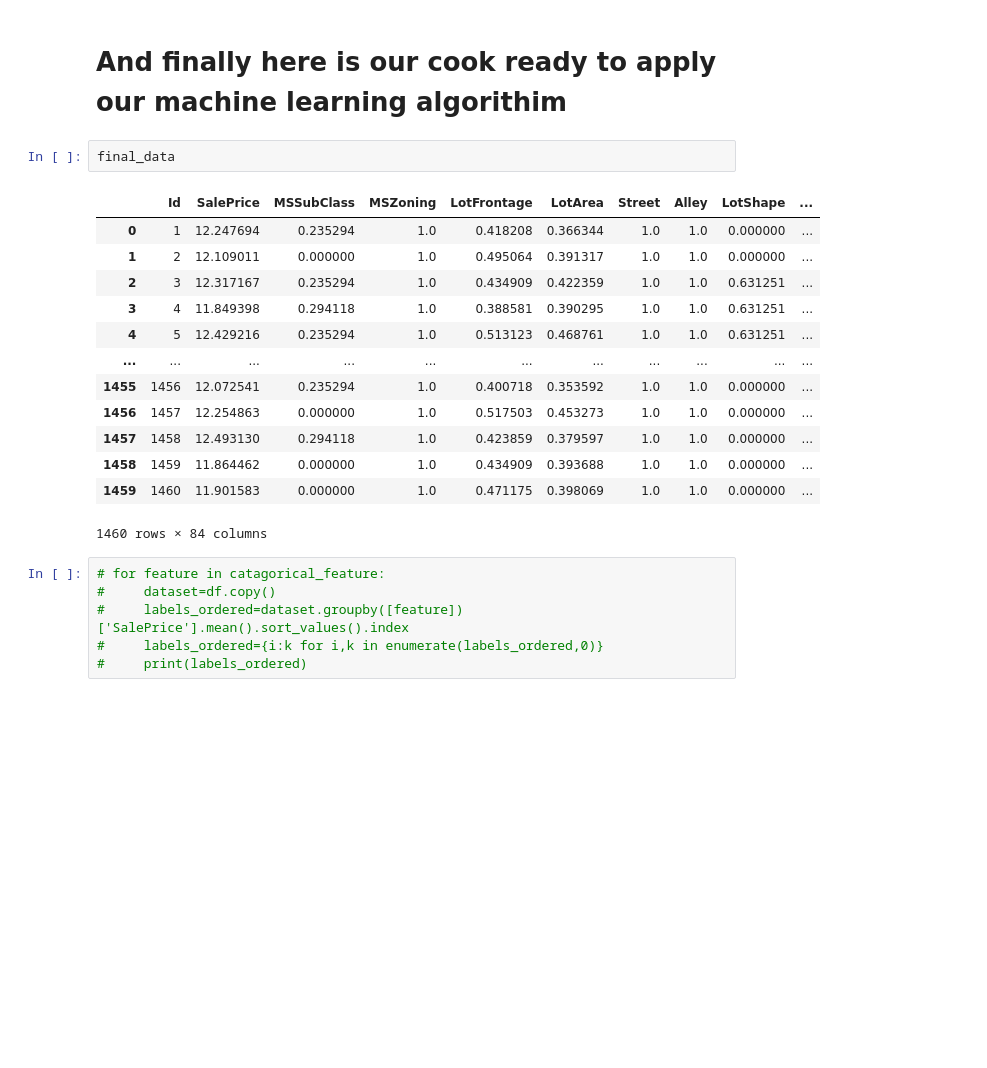
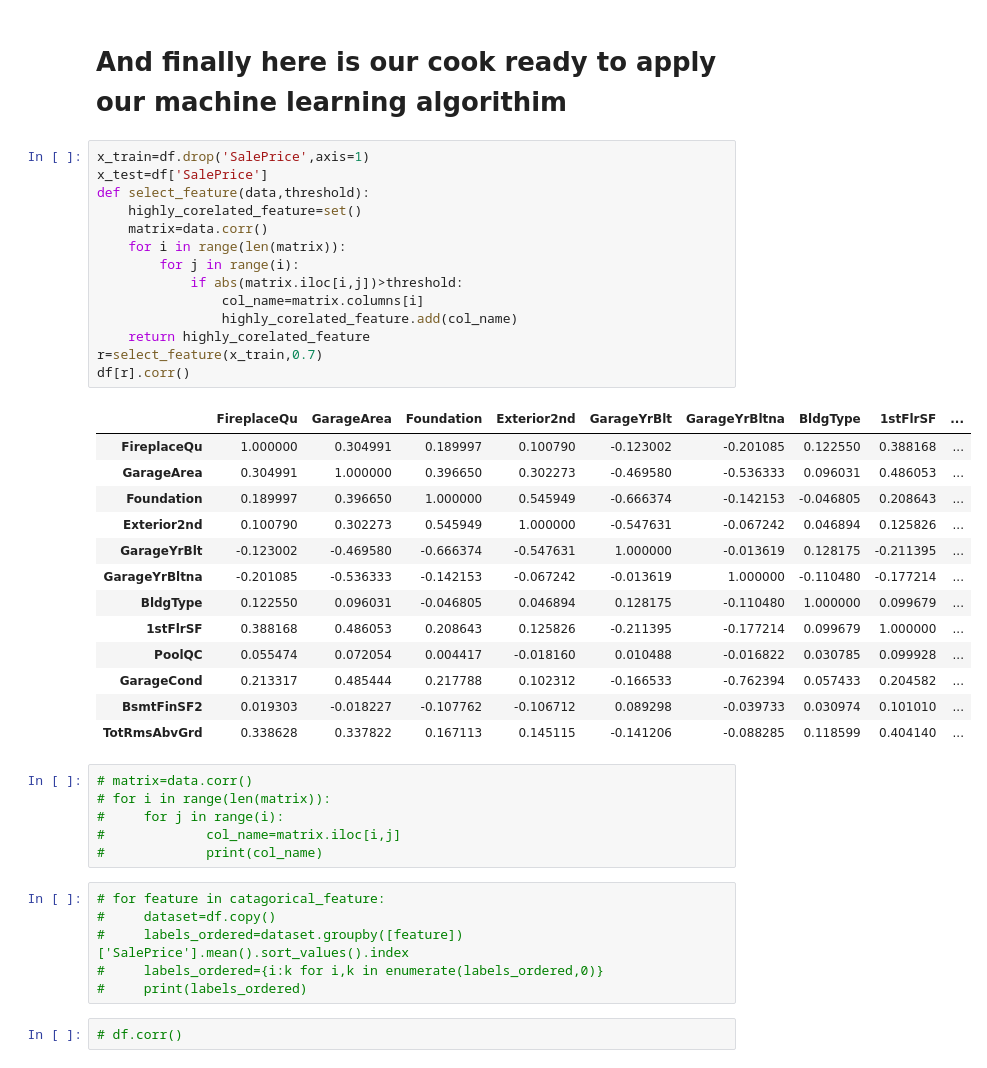
Before and after one commit to amanjyotiparida840/Advance-Regression, a Jupyter notebook: Advance_home_prediction_Feature Engineering.ipynb, the cells around one changed output. Cells and saved outputs as stored; diff of their text form; blank space fills up the shorter version.

```diff
--- a/Advance_home_prediction_Feature Engineering.ipynb
+++ b/Advance_home_prediction_Feature Engineering.ipynb
@@ -96,25 +99,45 @@ data=pd.DataFrame(data=scaling_data,columns=scaling_feature)
 final_data=pd.concat([dataset[['Id','SalePrice']],data],axis=1)
 # %% [markdown]
 # And finally here is our cook ready to apply our machine learning algorithim
-# %%
-final_data
-# %% [output]
-|  | Id | SalePrice | MSSubClass | MSZoning | LotFrontage | LotArea | Street | Alley | LotShape | ... |
-| 0 | 1 | 12.247694 | 0.235294 | 1.0 | 0.418208 | 0.366344 | 1.0 | 1.0 | 0.000000 | ... |
-| 1 | 2 | 12.109011 | 0.000000 | 1.0 | 0.495064 | 0.391317 | 1.0 | 1.0 | 0.000000 | ... |
-| 2 | 3 | 12.317167 | 0.235294 | 1.0 | 0.434909 | 0.422359 | 1.0 | 1.0 | 0.631251 | ... |
-| 3 | 4 | 11.849398 | 0.294118 | 1.0 | 0.388581 | 0.390295 | 1.0 | 1.0 | 0.631251 | ... |
-| 4 | 5 | 12.429216 | 0.235294 | 1.0 | 0.513123 | 0.468761 | 1.0 | 1.0 | 0.631251 | ... |
-| ... | ... | ... | ... | ... | ... | ... | ... | ... | ... | ... |
-| 1455 | 1456 | 12.072541 | 0.235294 | 1.0 | 0.400718 | 0.353592 | 1.0 | 1.0 | 0.000000 | ... |
-| 1456 | 1457 | 12.254863 | 0.000000 | 1.0 | 0.517503 | 0.453273 | 1.0 | 1.0 | 0.000000 | ... |
-| 1457 | 1458 | 12.493130 | 0.294118 | 1.0 | 0.423859 | 0.379597 | 1.0 | 1.0 | 0.000000 | ... |
-| 1458 | 1459 | 11.864462 | 0.000000 | 1.0 | 0.434909 | 0.393688 | 1.0 | 1.0 | 0.000000 | ... |
-| 1459 | 1460 | 11.901583 | 0.000000 | 1.0 | 0.471175 | 0.398069 | 1.0 | 1.0 | 0.000000 | ... |
-1460 rows × 84 columns
+# %%
+x_train=df.drop('SalePrice',axis=1)
+x_test=df['SalePrice']
+def select_feature(data,threshold):
+    highly_corelated_feature=set()
+    matrix=data.corr()
+    for i in range(len(matrix)):
+        for j in range(i):
+            if abs(matrix.iloc[i,j])>threshold:
+                col_name=matrix.columns[i]
+                highly_corelated_feature.add(col_name)
+    return highly_corelated_feature
+r=select_feature(x_train,0.7)
+df[r].corr()
+# %% [output]
+|  | FireplaceQu | GarageArea | Foundation | Exterior2nd | GarageYrBlt | GarageYrBltna | BldgType | 1stFlrSF | ... |
+| FireplaceQu | 1.000000 | 0.304991 | 0.189997 | 0.100790 | -0.123002 | -0.201085 | 0.122550 | 0.388168 | ... |
+| GarageArea | 0.304991 | 1.000000 | 0.396650 | 0.302273 | -0.469580 | -0.536333 | 0.096031 | 0.486053 | ... |
+| Foundation | 0.189997 | 0.396650 | 1.000000 | 0.545949 | -0.666374 | -0.142153 | -0.046805 | 0.208643 | ... |
+| Exterior2nd | 0.100790 | 0.302273 | 0.545949 | 1.000000 | -0.547631 | -0.067242 | 0.046894 | 0.125826 | ... |
+| GarageYrBlt | -0.123002 | -0.469580 | -0.666374 | -0.547631 | 1.000000 | -0.013619 | 0.128175 | -0.211395 | ... |
+| GarageYrBltna | -0.201085 | -0.536333 | -0.142153 | -0.067242 | -0.013619 | 1.000000 | -0.110480 | -0.177214 | ... |
+| BldgType | 0.122550 | 0.096031 | -0.046805 | 0.046894 | 0.128175 | -0.110480 | 1.000000 | 0.099679 | ... |
+| 1stFlrSF | 0.388168 | 0.486053 | 0.208643 | 0.125826 | -0.211395 | -0.177214 | 0.099679 | 1.000000 | ... |
+| PoolQC | 0.055474 | 0.072054 | 0.004417 | -0.018160 | 0.010488 | -0.016822 | 0.030785 | 0.099928 | ... |
+| GarageCond | 0.213317 | 0.485444 | 0.217788 | 0.102312 | -0.166533 | -0.762394 | 0.057433 | 0.204582 | ... |
+| BsmtFinSF2 | 0.019303 | -0.018227 | -0.107762 | -0.106712 | 0.089298 | -0.039733 | 0.030974 | 0.101010 | ... |
+| TotRmsAbvGrd | 0.338628 | 0.337822 | 0.167113 | 0.145115 | -0.141206 | -0.088285 | 0.118599 | 0.404140 | ... |
+# %%
+# matrix=data.corr()
+# for i in range(len(matrix)):
+#     for j in range(i):
+#             col_name=matrix.iloc[i,j]
+#             print(col_name)
 # %%
 # for feature in catagorical_feature:
 #     dataset=df.copy()
 #     labels_ordered=dataset.groupby([feature])['SalePrice'].mean().sort_values().index
 #     labels_ordered={i:k for i,k in enumerate(labels_ordered,0)}
 #     print(labels_ordered)
+# %%
+# df.corr()
```
Also changed, not shown: parts of 1 cell of this notebook, 1 other file.
